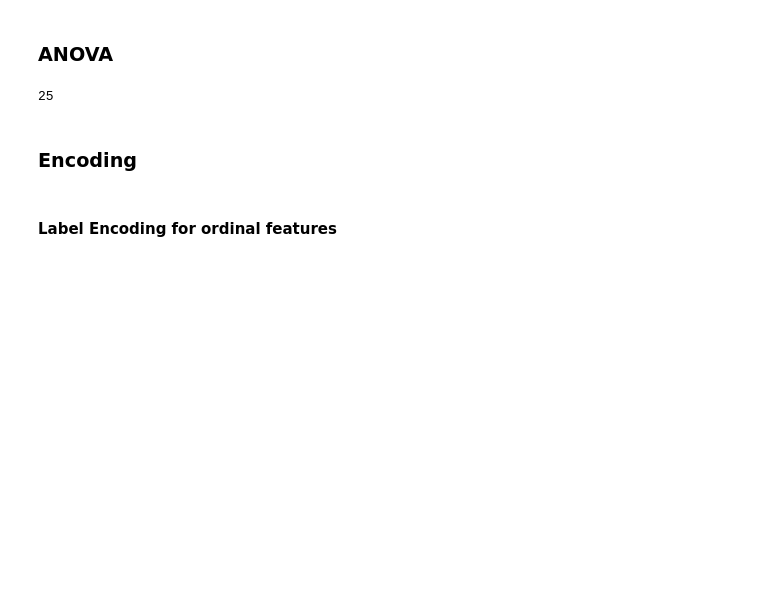
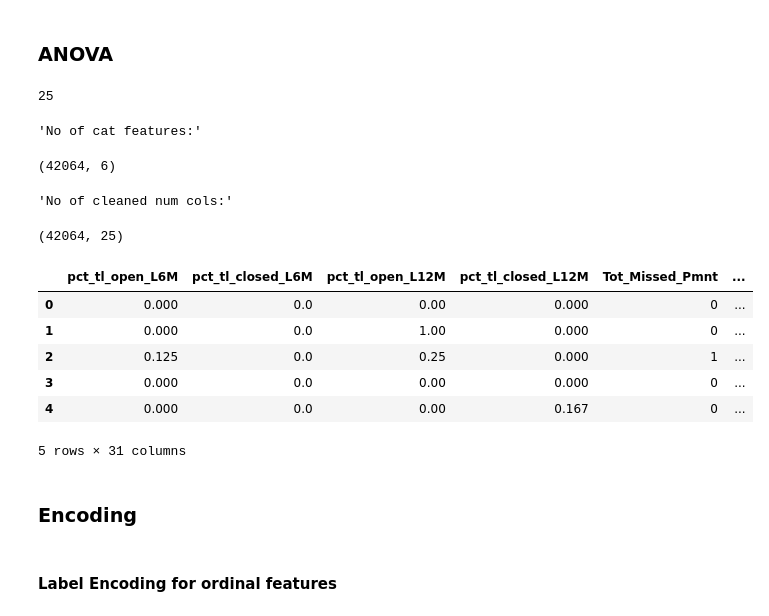
Before and after one commit to Joon-hub/Credit-Risk-Modeling-Project, a Jupyter notebook: CreditRiskModelingProject.ipynb, the cells around one changed output. Saved outputs shown, nothing was run; the diff lists cells and outputs as text; code cells hidden in the pictures; blank space fills up the shorter version.

```diff
--- a/CreditRiskModelingProject.ipynb
+++ b/CreditRiskModelingProject.ipynb
@@ -259,6 +259,29 @@ for i in vif_data.columns:
 len(columns_to_be_kept_num)
 # %% [output]
 25
+# %%
+df_num_clean = df[columns_to_be_kept_num]
+df_cat = df[cat_features]
+
+display('No of cat features:', df_cat.shape)
+display('No of cleaned num cols:', df_num_clean.shape)
+# df_num_clean.head()
+# df_cat.head()
+
+df_clean = pd.concat([df_num_clean,df_cat], axis=1)
+display(df_clean.head())
+# %% [output]
+'No of cat features:'
+(42064, 6)
+'No of cleaned num cols:'
+(42064, 25)
+|  | pct_tl_open_L6M | pct_tl_closed_L6M | pct_tl_open_L12M | pct_tl_closed_L12M | Tot_Missed_Pmnt | ... |
+| 0 | 0.000 | 0.0 | 0.00 | 0.000 | 0 | ... |
+| 1 | 0.000 | 0.0 | 1.00 | 0.000 | 0 | ... |
+| 2 | 0.125 | 0.0 | 0.25 | 0.000 | 1 | ... |
+| 3 | 0.000 | 0.0 | 0.00 | 0.000 | 0 | ... |
+| 4 | 0.000 | 0.0 | 0.00 | 0.167 | 0 | ... |
+5 rows × 31 columns
 # %% [markdown]
 ### Encoding
 # %% [markdown]
```
Also changed, not shown: parts of 16 cells of this notebook.
